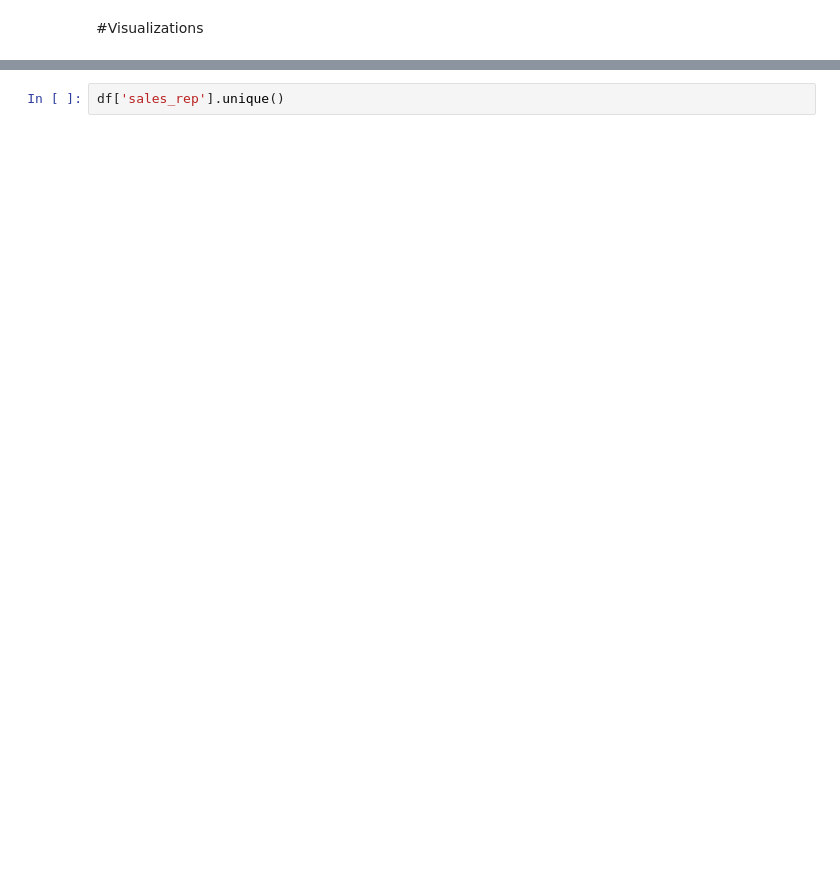
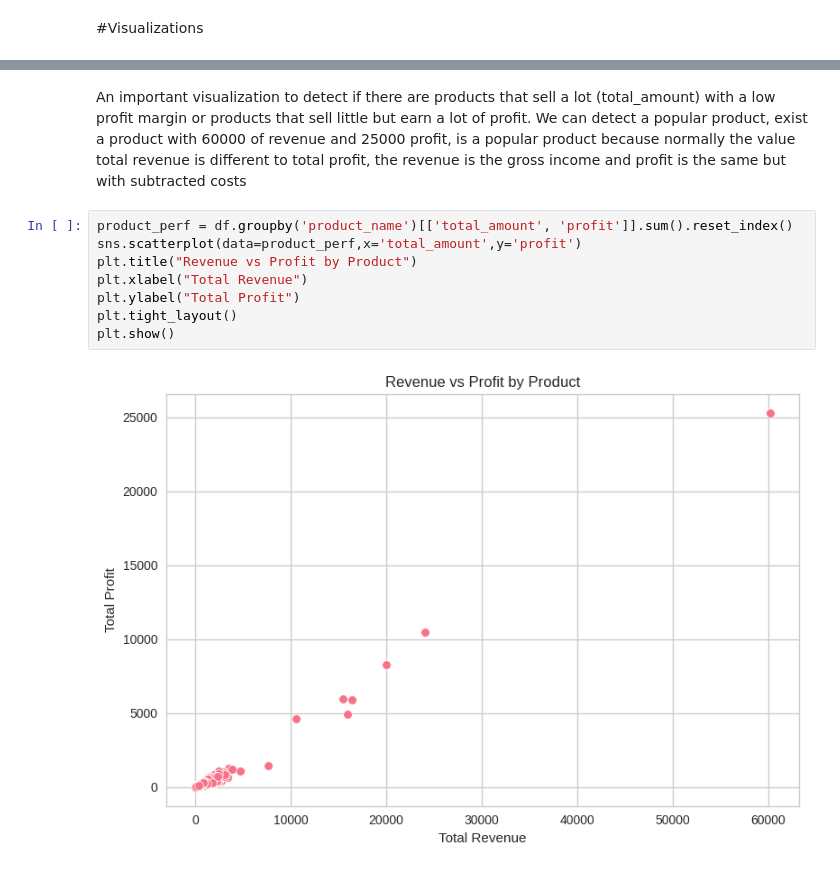
Before and after one commit to MatiasSiles/Sales-Optimization, a Jupyter notebook: EDA.ipynb, the cells around one changed output, grey strips where cells are left out. Saved outputs shown, nothing was run; the diff lists cells and outputs as text; blank space fills up the shorter version.

```diff
--- a/EDA.ipynb
+++ b/EDA.ipynb
@@ -513,2 +299,12 @@ Metrics:
-# %%
-df['sales_rep'].unique()
+# %% [markdown]
+An important visualization to detect if there are products that sell a lot (total_amount) with a low profit margin or products that sell little but earn a lot of profit. We can detect a popular product, exist a product with 60000 of revenue and 25000 profit, is a popular product because normally the value total revenue is different to total profit, the revenue is the gross income and profit is the same but with subtracted costs
+# %%
+product_perf = df.groupby('product_name')[['total_amount', 'profit']].sum().reset_index()
+sns.scatterplot(data=product_perf,x='total_amount',y='profit')
+plt.title("Revenue vs Profit by Product")
+plt.xlabel("Total Revenue")
+plt.ylabel("Total Profit")
+plt.tight_layout()
+plt.show()
+# %% [output]
+[figure, added]
```
Also changed, not shown: parts of 27 cells of this notebook.
